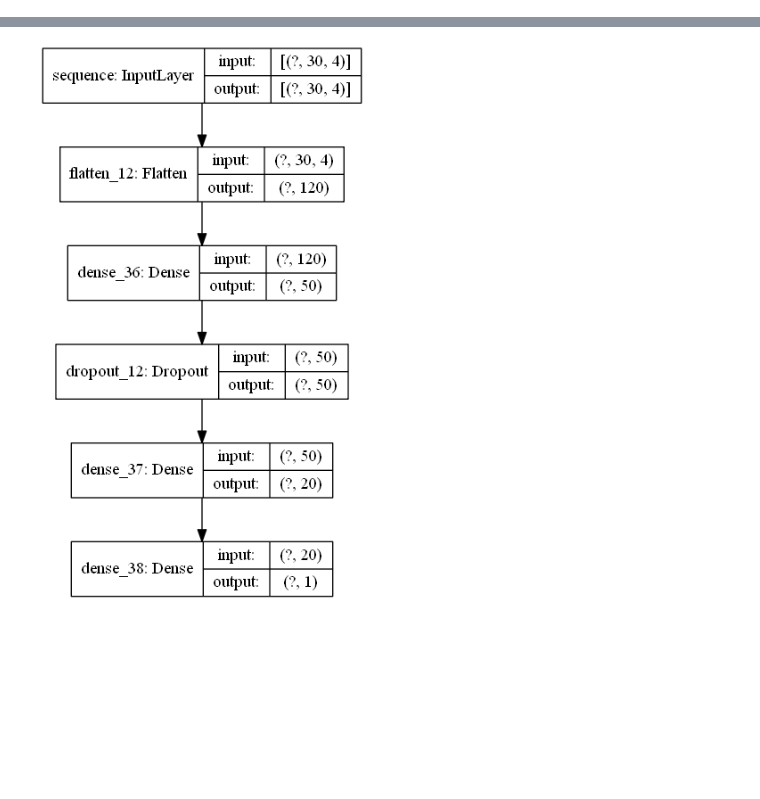
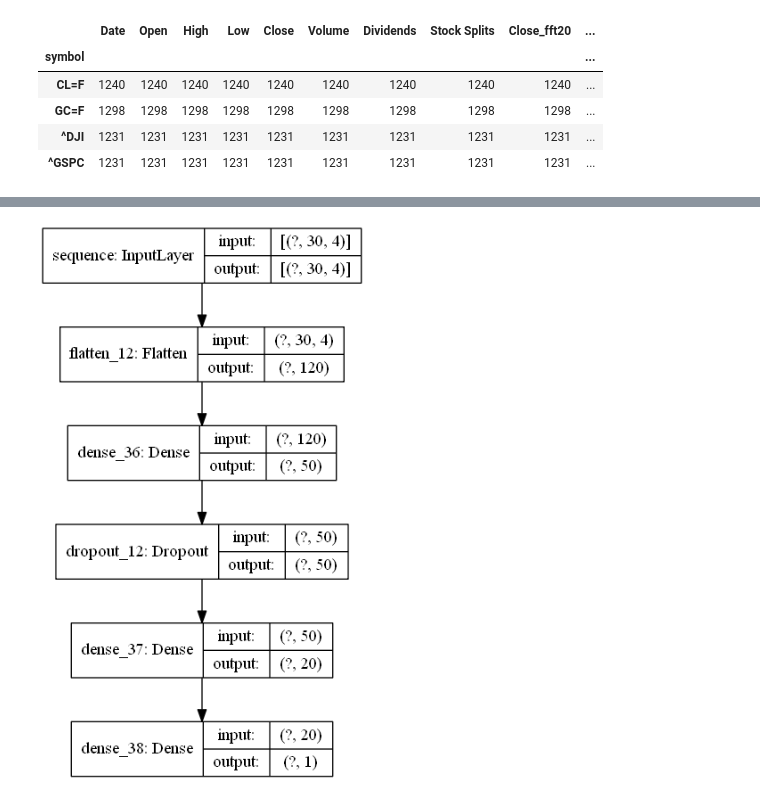
Before and after one commit to allen-chiang/Time-Series-Transformer, a Jupyter notebook: cnn.ipynb, the cells around one changed output, grey strips where cells are left out. Saved outputs shown, nothing was run; the diff lists cells and outputs as text; code cells hidden in the pictures; blank space fills up the shorter version.

```diff
--- a/cnn.ipynb
+++ b/cnn.ipynb
@@ -46,0 +90,9 @@ WINDOW_SIZE = 30
+# %%
+resDf.groupby('symbol').count()
+# %% [output]
+|  | Date | Open | High | Low | Close | Volume | Dividends | Stock Splits | Close_fft20 | ... |
+| symbol |  |  |  |  |  |  |  |  |  | ... |
+| CL=F | 1240 | 1240 | 1240 | 1240 | 1240 | 1240 | 1240 | 1240 | 1240 | ... |
+| GC=F | 1298 | 1298 | 1298 | 1298 | 1298 | 1298 | 1298 | 1298 | 1298 | ... |
+| ^DJI | 1231 | 1231 | 1231 | 1231 | 1231 | 1231 | 1231 | 1231 | 1231 | ... |
+| ^GSPC | 1231 | 1231 | 1231 | 1231 | 1231 | 1231 | 1231 | 1231 | 1231 | ... |
```
Also changed, not shown: parts of 15 cells of this notebook, 4 other files.
